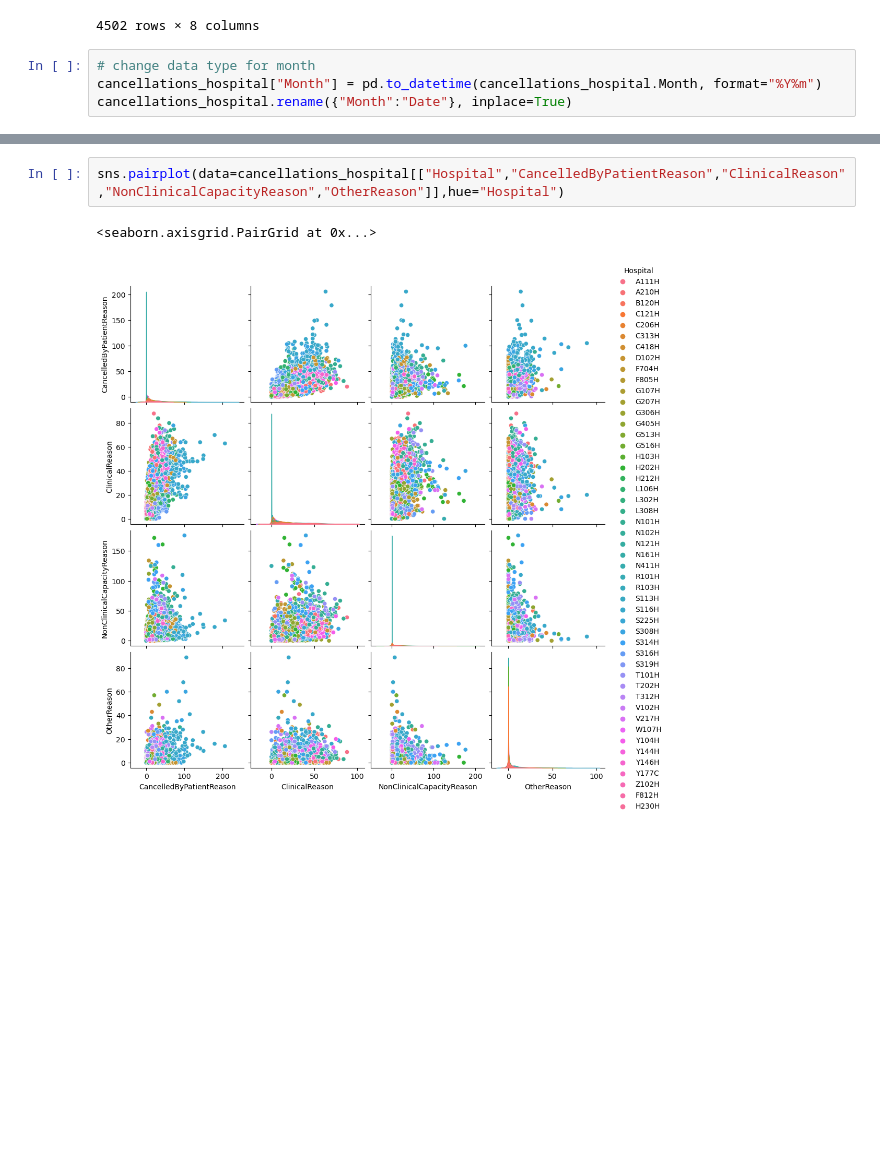
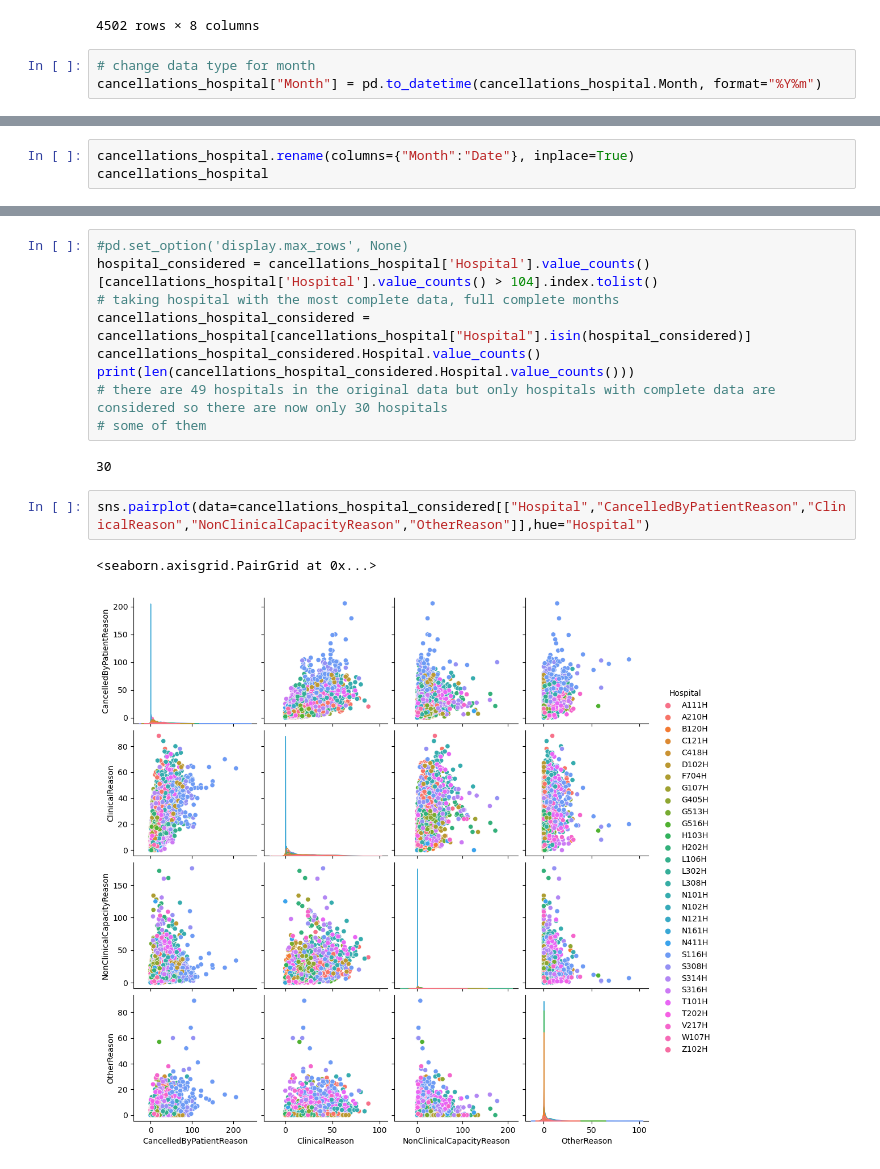
Before and after one commit to brianej/fdscw3, a Jupyter notebook: q3.ipynb, the cells around one changed output, grey strips where cells are left out. Drawn from its saved outputs; the diff is of its cells as text; blank space fills up the shorter version.

```diff
--- a/q3.ipynb
+++ b/q3.ipynb
@@ -55,4 +55,3 @@ cancellations_hospital
 # %%
 # change data type for month
 cancellations_hospital["Month"] = pd.to_datetime(cancellations_hospital.Month, format="%Y%m")
-cancellations_hospital.rename({"Month":"Date"}, inplace=True)
@@ -81,0 +58,3 @@ print(len(cancellations_hospital.Hospital.value_counts()))
+# %%
+cancellations_hospital.rename(columns={"Month":"Date"}, inplace=True)
+cancellations_hospital
@@ -82,5 +75,16 @@ print(len(cancellations_hospital.Hospital.value_counts()))
+# %%
+#pd.set_option('display.max_rows', None)
+hospital_considered = cancellations_hospital['Hospital'].value_counts()[cancellations_hospital['Hospital'].value_counts() > 104].index.tolist()
+# taking hospital with the most complete data, full complete months
+cancellations_hospital_considered = cancellations_hospital[cancellations_hospital["Hospital"].isin(hospital_considered)]
+cancellations_hospital_considered.Hospital.value_counts()
+print(len(cancellations_hospital_considered.Hospital.value_counts()))
+# there are 49 hospitals in the original data but only hospitals with complete data are considered so there are now only 30 hospitals
+# some of them
+# %% [output]
+30
 # %%
-sns.pairplot(data=cancellations_hospital[["Hospital","CancelledByPatientReason","ClinicalReason","NonClinicalCapacityReason","OtherReason"]],hue="Hospital")
+sns.pairplot(data=cancellations_hospital_considered[["Hospital","CancelledByPatientReason","ClinicalReason","NonClinicalCapacityReason","OtherReason"]],hue="Hospital")
 # %% [output]
 <seaborn.axisgrid.PairGrid at 0x...>
-[figure, old version]
+[figure, new version]
```
Also changed, not shown: parts of 4 cells of this notebook.
